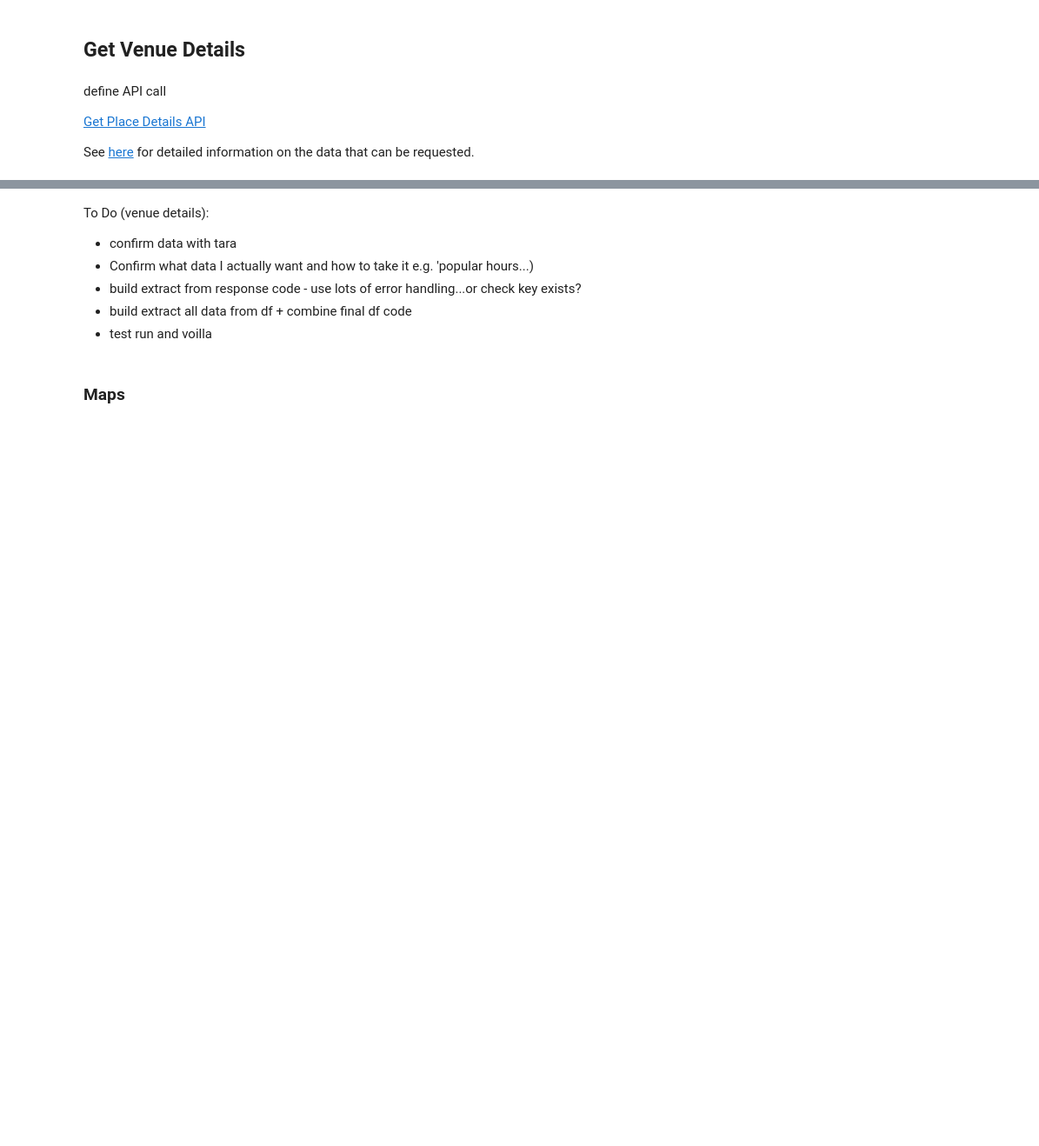
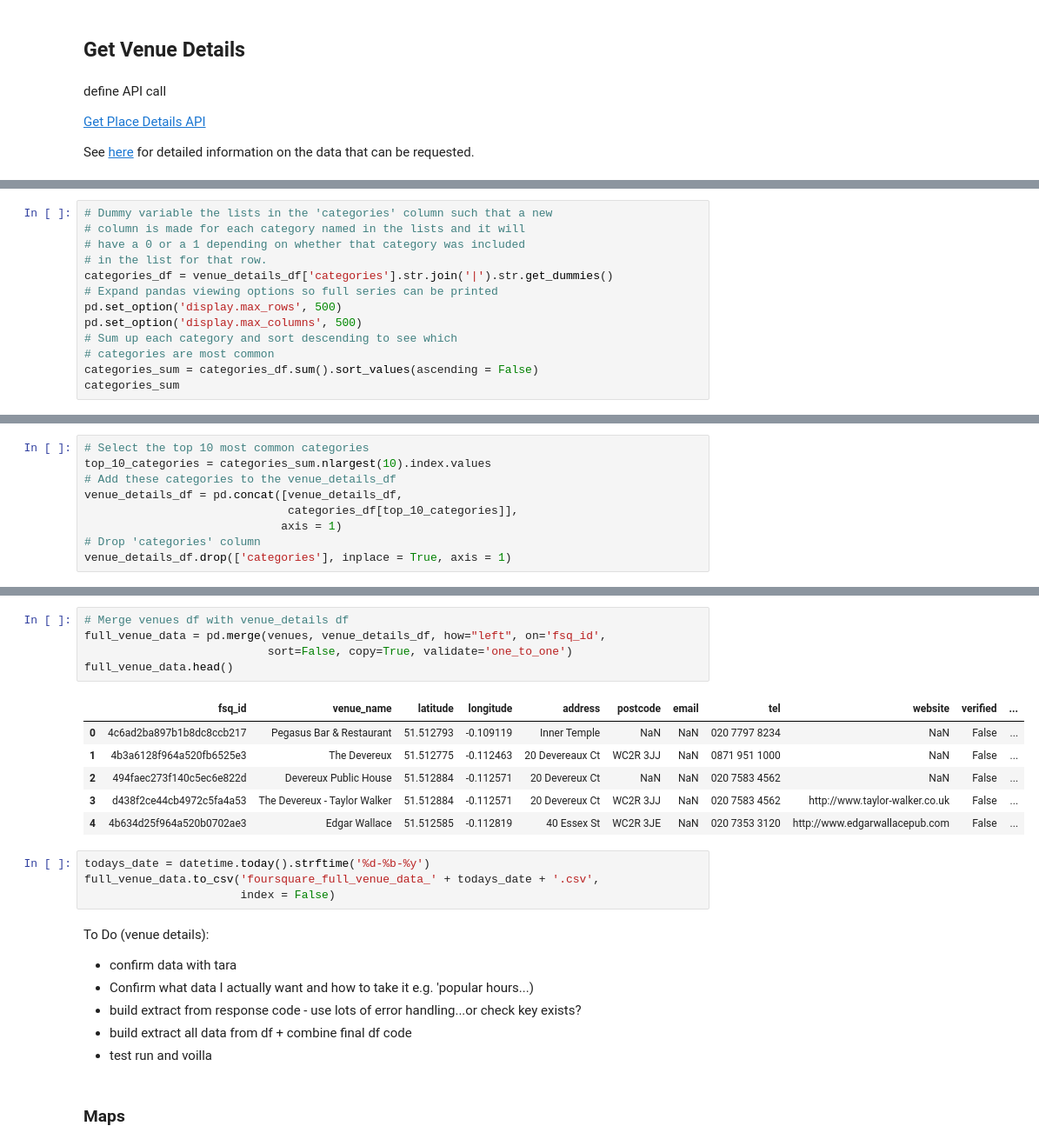
Before and after one commit to rhart-rup/Foursquare-Venue-Scraper-2023, a Jupyter notebook: Four_Square_Venue_Search.ipynb, the cells around one changed output, grey strips where cells are left out. Shown at 87% size. Saved outputs shown, nothing was run; the diff lists cells and outputs as text; blank space fills up the shorter version.

```diff
--- a/Four_Square_Venue_Search.ipynb
+++ b/Four_Square_Venue_Search.ipynb
@@ -727,0 +799,13 @@ dict_keys(['categories', 'chains', 'hours_popular', 'location', 'popularity', 'p
+# %%
+# Dummy variable the lists in the 'categories' column such that a new
+# column is made for each category named in the lists and it will
+# have a 0 or a 1 depending on whether that category was included
+# in the list for that row.
+categories_df = venue_details_df['categories'].str.join('|').str.get_dummies()
+# Expand pandas viewing options so full series can be printed
+pd.set_option('display.max_rows', 500)
+pd.set_option('display.max_columns', 500)
+# Sum up each category and sort descending to see which
+# categories are most common
+categories_sum = categories_df.sum().sort_values(ascending = False)
+categories_sum
@@ -727,0 +830,9 @@ dict_keys(['categories', 'chains', 'hours_popular', 'location', 'popularity', 'p
+# %%
+# Select the top 10 most common categories
+top_10_categories = categories_sum.nlargest(10).index.values
+# Add these categories to the venue_details_df
+venue_details_df = pd.concat([venue_details_df,
+                              categories_df[top_10_categories]],
+                             axis = 1)
+# Drop 'categories' column
+venue_details_df.drop(['categories'], inplace = True, axis = 1)
@@ -728,3 +870,19 @@ dict_keys(['categories', 'chains', 'hours_popular', 'location', 'popularity', 'p
+# %%
+# Merge venues df with venue_details df
+full_venue_data = pd.merge(venues, venue_details_df, how="left", on='fsq_id',
+                           sort=False, copy=True, validate='one_to_one')
+full_venue_data.head()
+# %% [output]
+|  | fsq_id | venue_name | latitude | longitude | address | postcode | email | tel | website | verified | ... |
+| 0 | 4c6ad2ba897b1b8dc8ccb217 | Pegasus Bar & Restaurant | 51.512793 | -0.109119 | Inner Temple | NaN | NaN | 020 7797 8234 | NaN | False | ... |
+| 1 | 4b3a6128f964a520fb6525e3 | The Devereux | 51.512775 | -0.112463 | 20 Devereaux Ct | WC2R 3JJ | NaN | 0871 951 1000 | NaN | False | ... |
+| 2 | 494faec273f140c5ec6e822d | Devereux Public House | 51.512884 | -0.112571 | 20 Devereux Ct | NaN | NaN | 020 7583 4562 | NaN | False | ... |
+| 3 | d438f2ce44cb4972c5fa4a53 | The Devereux - Taylor Walker | 51.512884 | -0.112571 | 20 Devereux Ct | WC2R 3JJ | NaN | 020 7583 4562 | http://www.taylor-walker.co.uk | False | ... |
+| 4 | 4b634d25f964a520b0702ae3 | Edgar Wallace | 51.512585 | -0.112819 | 40 Essex St | WC2R 3JE | NaN | 020 7353 3120 | http://www.edgarwallacepub.com | False | ... |
+# %%
+todays_date = datetime.today().strftime('%d-%b-%y')
+full_venue_data.to_csv('foursquare_full_venue_data_' + todays_date + '.csv',
+                       index = False)
 # %% [markdown]
 To Do (venue details):
 - confirm data with tara
```
Also changed, not shown: parts of 27 cells of this notebook.
